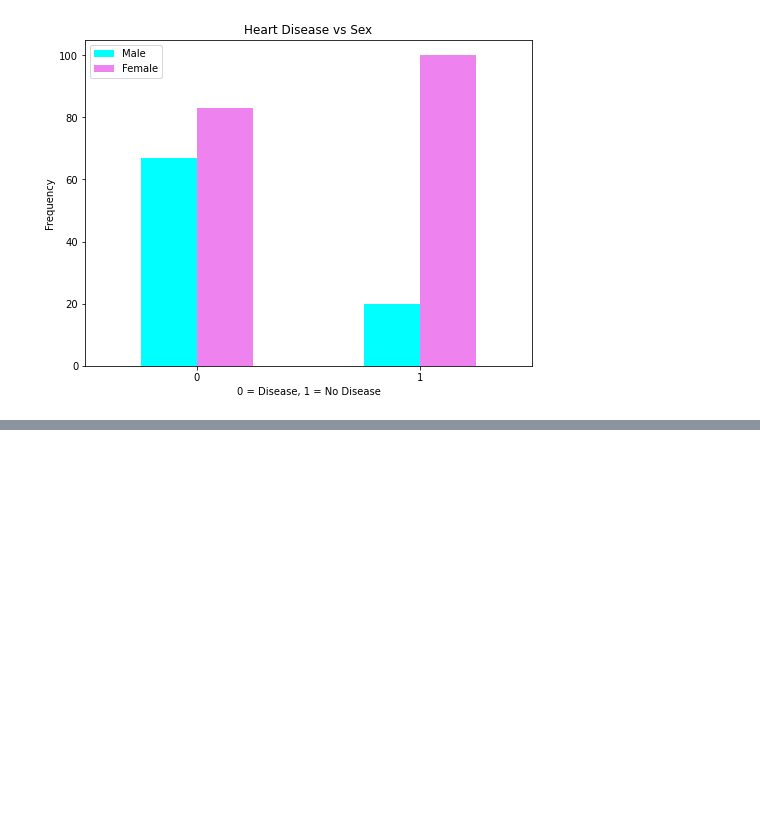
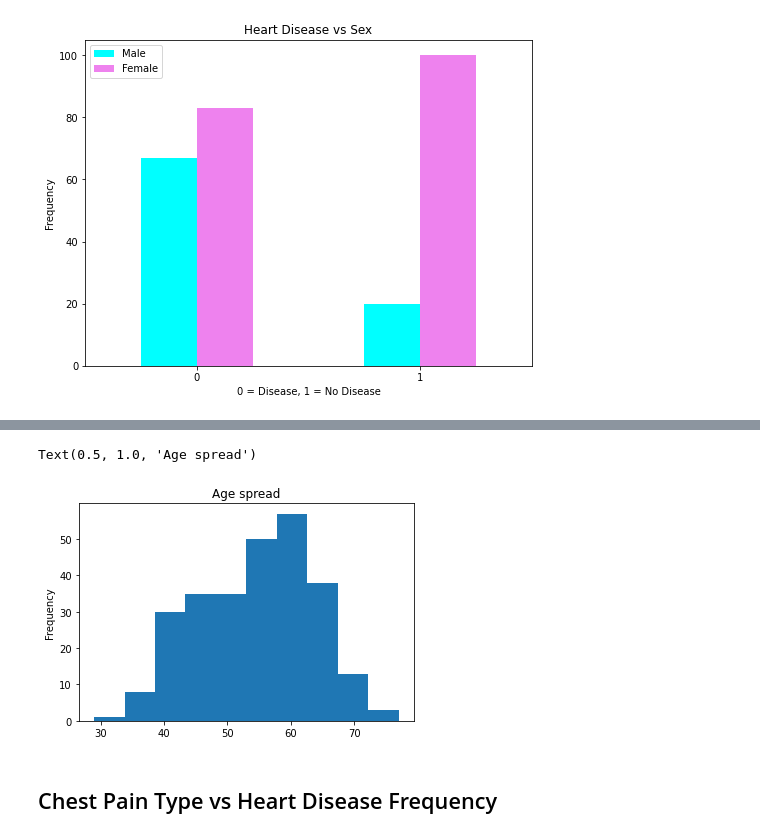
Before and after one commit to terrysu64/Machine-Learning-and-Data-Science-Projects, a Jupyter notebook: Heart Disease Classification/heart-disease-classification.ipynb, the cells around one changed output, grey strips where cells are left out. Drawn from its saved outputs; the diff is of its cells as text; code cells hidden in the pictures; blank space fills up the shorter version.

```diff
--- a/Heart Disease Classification/heart-disease-classification.ipynb
+++ b/Heart Disease Classification/heart-disease-classification.ipynb
@@ -236,0 +283,9 @@ plt.xticks(rotation=0)
+# %%
+#age distribution
+df["Age"].plot.hist()
+plt.title("Age spread")
+# %% [output]
+Text(0.5, 1.0, 'Age spread')
+[figure, added]
+# %% [markdown]
+## Chest Pain Type vs Heart Disease Frequency
```
Also changed, not shown: parts of 17 cells of this notebook.
